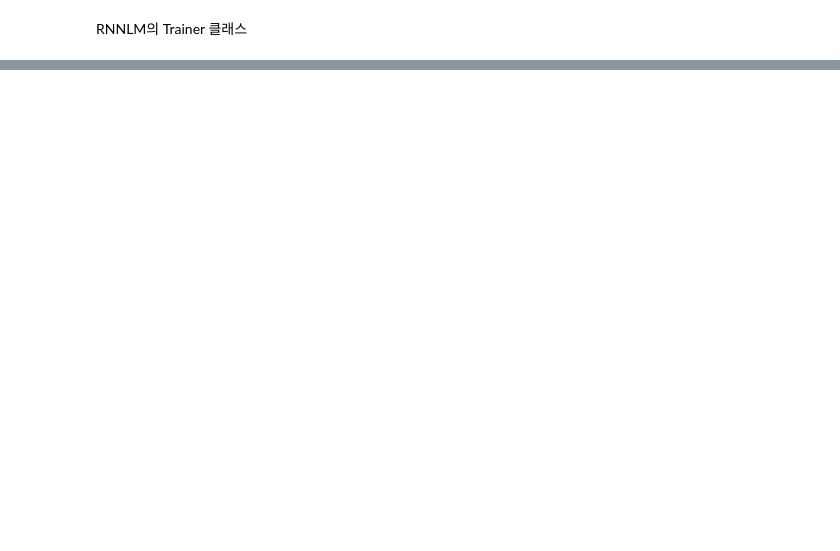
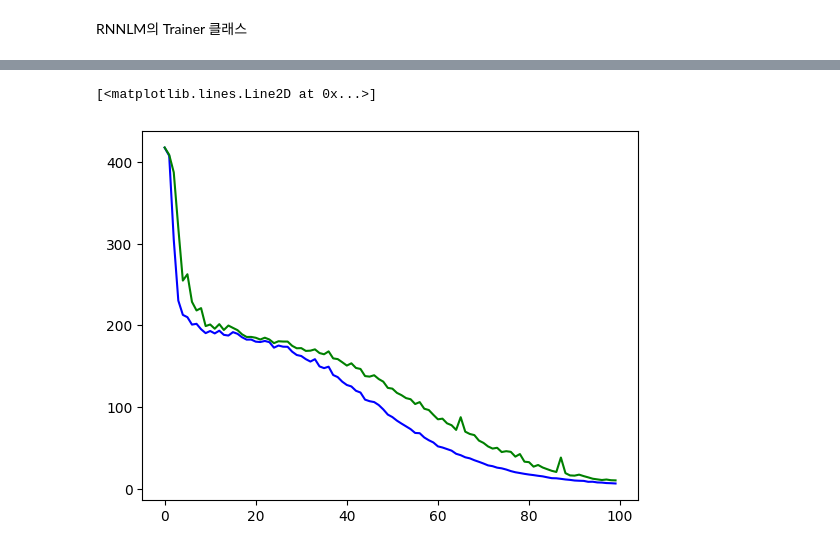
Before and after one commit to Chanmuzi/Deep-Learning-from-Scratch, a Jupyter notebook: 2권/ch05.ipynb, the cells around one changed output, grey strips where cells are left out. Saved outputs shown, nothing was run; the diff lists cells and outputs as text; code cells hidden in the pictures; blank space fills up the shorter version.

```diff
--- a/2권/ch05.ipynb
+++ b/2권/ch05.ipynb
@@ -290,0 +459,8 @@ trainer.fit(xs, ts, max_epoch, batch_size, time_size)
+# %%
+
+x = np.arange(len(trainer.ppl_list))
+plt.plot(x, trainer.ppl_list, label='tanh', color='blue')
+plt.plot(x, trainer_relu.ppl_list, label='relu', color='green')
+# %% [output]
+[<matplotlib.lines.Line2D at 0x...>]
+[figure, added]
```
Also changed, not shown: parts of 8 cells of this notebook.
